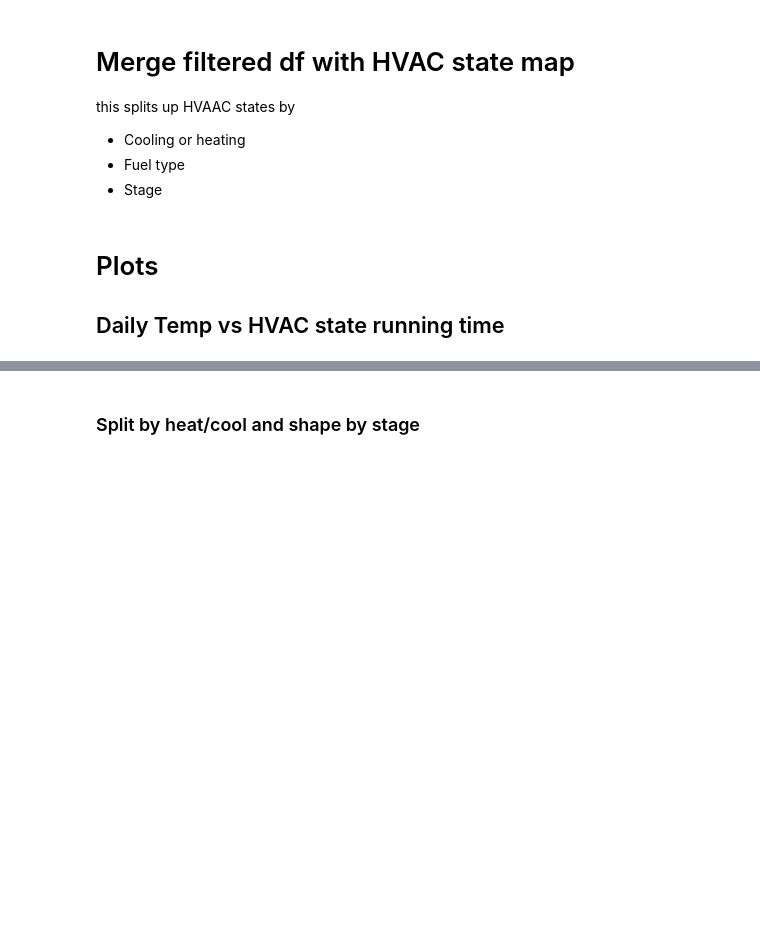
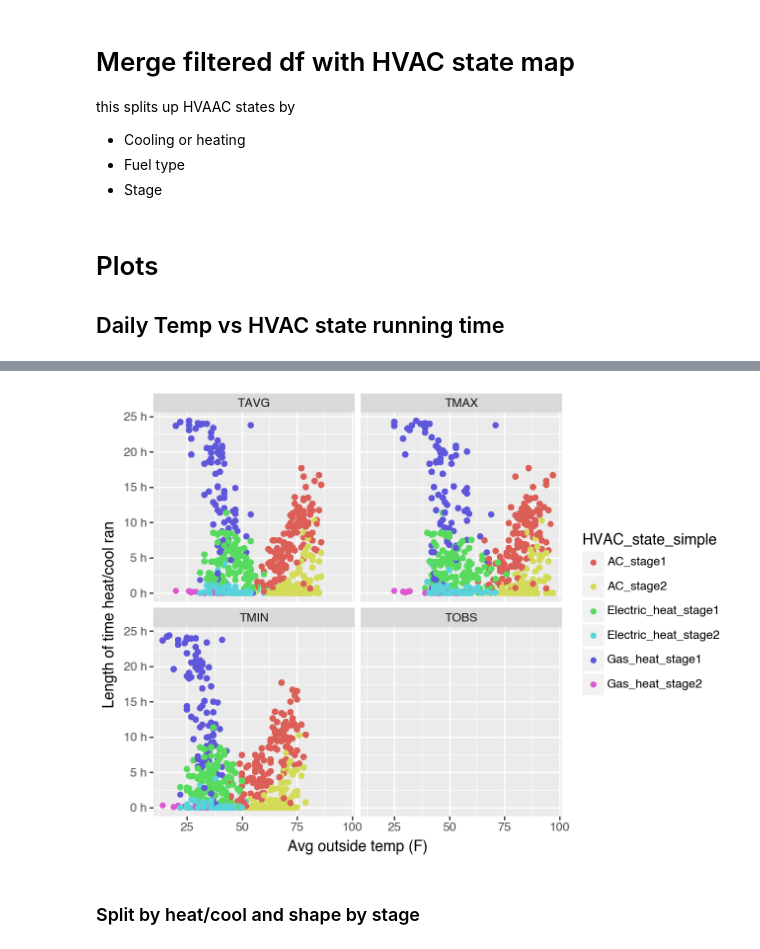
Before and after one commit to sbs87/Random_Projects, a Jupyter notebook: hvac_usage/HVAC_vs_Temp.ipynb, the cells around one changed output, grey strips where cells are left out. Cells and saved outputs as stored; diff of their text form; code cells hidden in the pictures; blank space fills up the shorter version.

```diff
--- a/hvac_usage/HVAC_vs_Temp.ipynb
+++ b/hvac_usage/HVAC_vs_Temp.ipynb
@@ -355,2 +389,13 @@ from plotnine import element_text,theme
+# %%
+(ggplot(total_time_tavg_df,aes("value","total_time",color="HVAC_state_simple")) +
+ geom_point()+
+  ylab("Length of time heat/cool ran")+
+ xlab("Avg outside temp (F)")+
+ facet_wrap("~variable")
+        )
+
+# Tmax and Tmin shifted by roughly the same amount. Tavg seems to capture the trends just fine, so use only this measurement from now on
+# %% [output]
+[figure, added]
 # %% [markdown]
 ### Split by heat/cool and shape by stage
```
Also changed, not shown: parts of 19 cells of this notebook.
